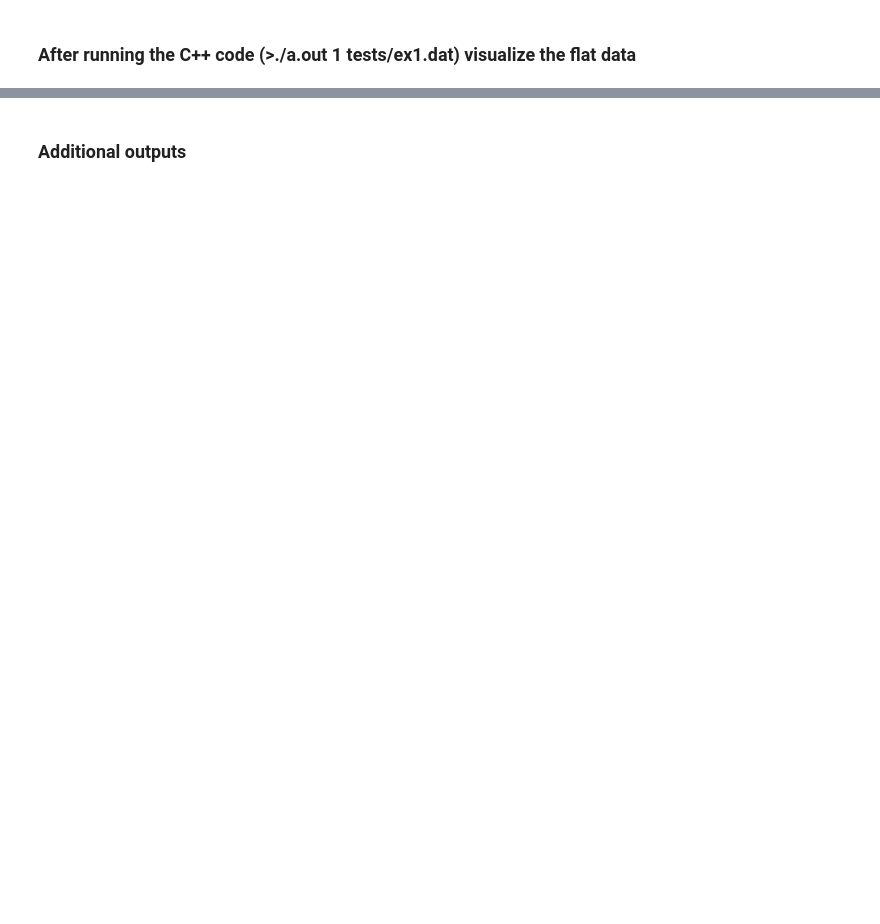
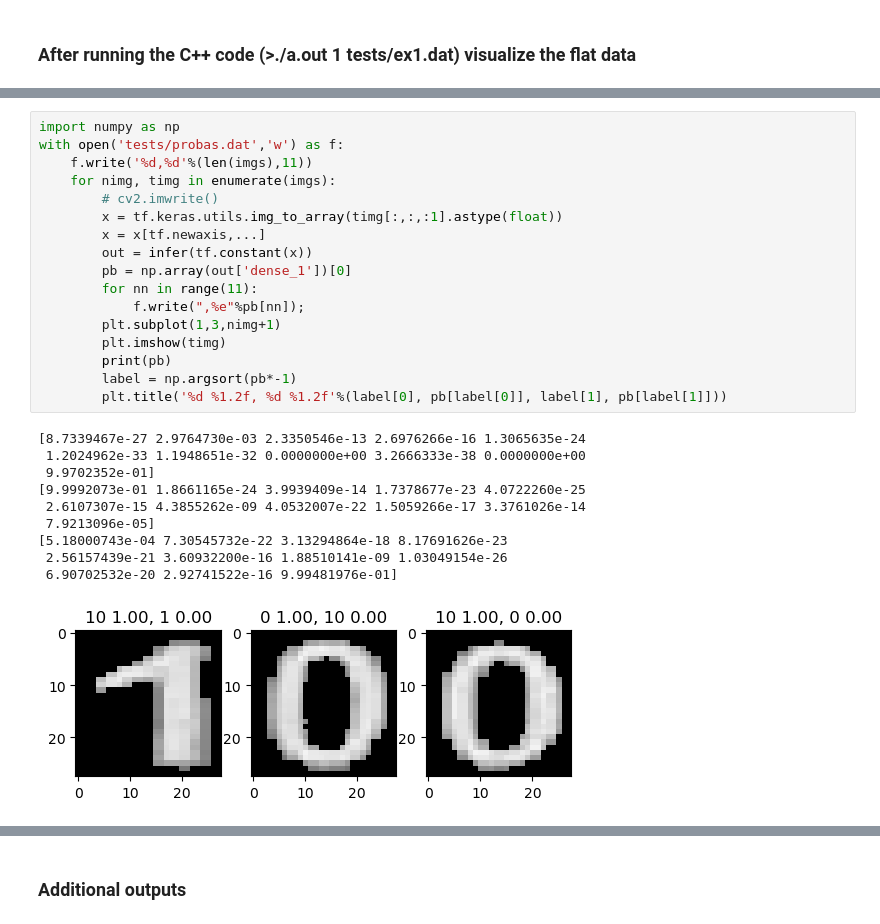
Before and after one commit to vikramMelapudi/SpeedSignCpp, a Jupyter notebook: verify.ipynb, the cells around one changed output, grey strips where cells are left out. Drawn from its saved outputs; the diff is of its cells as text; blank space fills up the shorter version.

Commit message:
TF infer

```diff
--- a/verify.ipynb
+++ b/verify.ipynb
@@ -98,0 +121,28 @@ while(noff<len(dat)):
+# %%
+import numpy as np
+with open('tests/probas.dat','w') as f:
+    f.write('%d,%d'%(len(imgs),11))
+    for nimg, timg in enumerate(imgs):
+        # cv2.imwrite()
+        x = tf.keras.utils.img_to_array(timg[:,:,:1].astype(float))
+        x = x[tf.newaxis,...]
+        out = infer(tf.constant(x))
+        pb = np.array(out['dense_1'])[0]
+        for nn in range(11):
+            f.write(",%e"%pb[nn]);
+        plt.subplot(1,3,nimg+1)
+        plt.imshow(timg)
+        print(pb)
+        label = np.argsort(pb*-1)
+        plt.title('%d %1.2f, %d %1.2f'%(label[0], pb[label[0]], label[1], pb[label[1]]))
+# %% [output]
+[8.7339467e-27 2.9764730e-03 2.3350546e-13 2.6976266e-16 1.3065635e-24
+ 1.2024962e-33 1.1948651e-32 0.0000000e+00 3.2666333e-38 0.0000000e+00
+ 9.9702352e-01]
+[9.9992073e-01 1.8661165e-24 3.9939409e-14 1.7378677e-23 4.0722260e-25
+ 2.6107307e-15 4.3855262e-09 4.0532007e-22 1.5059266e-17 3.3761026e-14
+ 7.9213096e-05]
+[5.18000743e-04 7.30545732e-22 3.13294864e-18 8.17691626e-23
+ 2.56157439e-21 3.60932200e-16 1.88510141e-09 1.03049154e-26
+ 6.90702532e-20 2.92741522e-16 9.99481976e-01]
+[figure, added]
```
Also changed, not shown: parts of 10 cells of this notebook.
